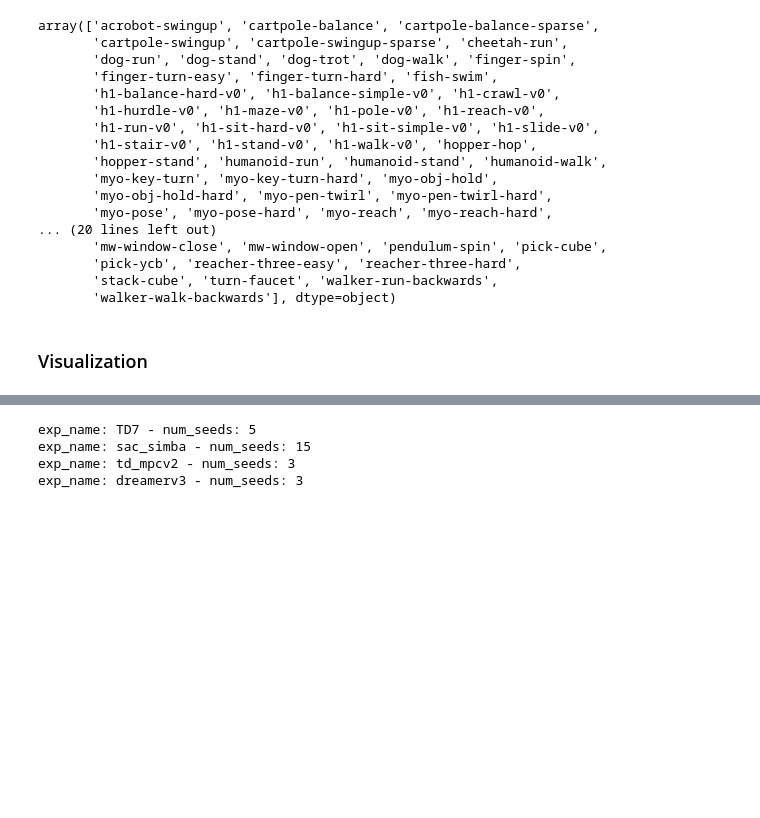
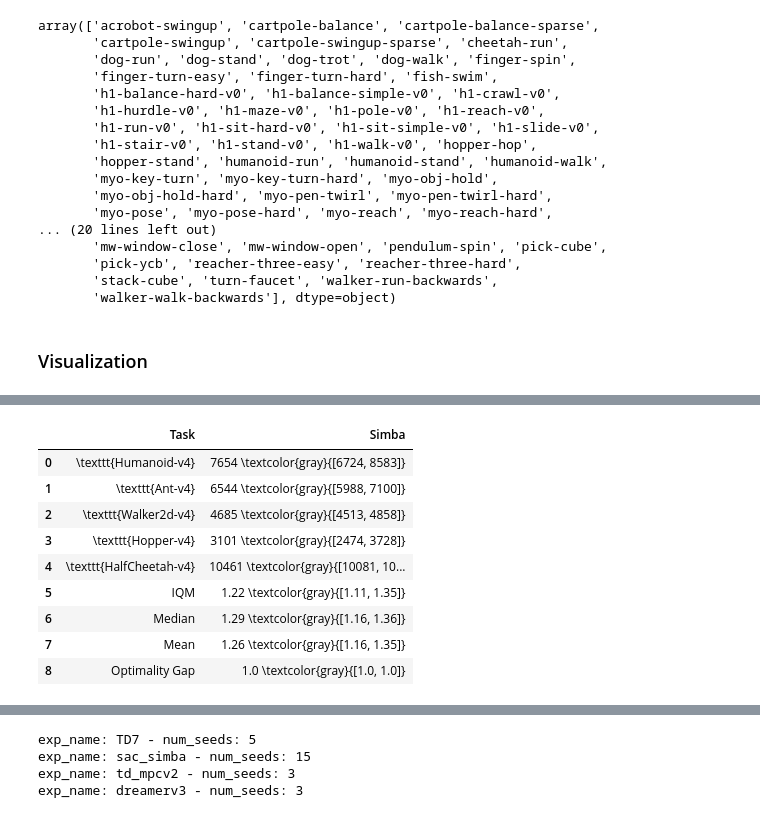
Before and after one commit to dojeon-ai/SimbaV2, a Jupyter notebook: analysis/table/full_result.ipynb, the cells around one changed output, grey strips where cells are left out. Saved outputs shown, nothing was run; the diff lists cells and outputs as text; code cells hidden in the pictures; blank space fills up the shorter version.

Commit message:
add sac_simba dmc & mujoco 1M

```diff
--- a/analysis/table/full_result.ipynb
+++ b/analysis/table/full_result.ipynb
@@ -75,6 +76,7 @@ aggregate_func = lambda x: np.array([
   rly_metrics.aggregate_mean(x),
   rly_metrics.aggregate_optimality_gap(x/1000)])
 # %%
+from scale_rl.envs.mujoco import MUJOCO_ALL, MUJOCO_RANDOM_SCORE, MUJOCO_TD3_SCORE
 from scale_rl.envs.dmc import DMC_EASY_MEDIUM, DMC_HARD
 from scale_rl.envs.humanoid_bench import HB_LOCOMOTION_NOHAND, HB_SUCCESS_SCORE
 from scale_rl.envs.myosuite import MYOSUITE_TASKS
@@ -84,7 +86,9 @@ def replace_hypen_to_underbar(env_name_list):
         env_name_list[idx] = env_name_list[idx].replace('_', '-')
     return env_name_list
 
+MUJOCO_ALL = replace_hypen_to_underbar(MUJOCO_ALL)
 DMC_EASY_MEDIUM = replace_hypen_to_underbar(DMC_EASY_MEDIUM)
 DMC_HARD = replace_hypen_to_underbar(DMC_HARD)
 HB_LOCOMOTION_NOHAND = replace_hypen_to_underbar(HB_LOCOMOTION_NOHAND)
 MYOSUITE_TASKS = replace_hypen_to_underbar(MYOSUITE_TASKS)
+DMC_ALL = [*DMC_EASY_MEDIUM, *DMC_HARD]
@@ -94,4 +95,5 @@ MYOSUITE_TASKS = replace_hypen_to_underbar(MYOSUITE_TASKS)
 # %%
+MUJ_STEPS = 1000000 # 1M
 DMC_STEPS = 1000000 # 1M
 MYO_STEPS = 1000000 # 1M
 HB_STEPS = 2000000 # 2M
@@ -184,0 +189,83 @@ def full_results_per_env(
+# %%
+sac_simba_1m_eval_df = pd.read_csv('../../results/1219_sac_simba.csv', index_col=0)
+
+sac_simba_mujuco_eval_df = sac_simba_1m_eval_df[sac_simba_1m_eval_df['env_name'].isin(MUJOCO_ALL)].sort_values("env_name")
+total_env_steps = MUJ_STEPS
+metric = "avg_return"
+# %%
+experiments = sac_simba_mujuco_eval_df["exp_name"].unique()
+environments = sac_simba_mujuco_eval_df["env_name"].unique()
+
+metric_matrix_dict = generate_metric_matrix_dict(
+    normalize_score_with_random_and_base_score(
+        df=sac_simba_mujuco_eval_df,
+        random_score_dict=MUJOCO_RANDOM_SCORE,
+        base_score_dict=MUJOCO_TD3_SCORE,
+    ),
+    env_step=total_env_steps,
+    metric_type=metric,
+)
+aggregate_scores, aggregate_score_cis = rly.get_interval_estimates(
+    metric_matrix_dict, aggregate_func, reps=10000
+)
+
+sac_simba_mujuco_eval_df = sac_simba_mujuco_eval_df[sac_simba_mujuco_eval_df["metric"] == metric]
+sac_simba_mujuco_eval_df = sac_simba_mujuco_eval_df[sac_simba_mujuco_eval_df["env_step"] <= total_env_steps]
+
+mujoco_full_results_df = pd.DataFrame(columns=["Task", "Simba"])
+
+for _exp_name in experiments:
+    _exp_data = sac_simba_mujuco_eval_df[sac_simba_mujuco_eval_df["exp_name"] == _exp_name]
+    _num_seeds = _exp_data["seed"].nunique()
+    print(f"exp_name: {_exp_name} - num_seeds: {_num_seeds}")
+
+for i, env in enumerate(environments):
+    mean_ci = []
+    env_data = sac_simba_mujuco_eval_df[sac_simba_mujuco_eval_df["env_name"] == env]
+    for j, exp in enumerate(experiments):
+        exp_data = env_data[env_data["exp_name"] == exp]
+        if len(exp_data) == 0:
+            continue
+        assert max(exp_data["env_step"]) == total_env_steps
+        exp_data = exp_data[exp_data["env_step"] == total_env_steps]
+        num_seeds = exp_data["seed"].nunique()
+
+        grouped_data = exp_data.groupby("env_step")["value"]
+
+        env_steps = grouped_data.mean().index.values
+        mean = float(grouped_data.mean().values)
+        std_dev = float(grouped_data.std().values)
+
+        # Plot mean history
+        low_CI = mean - 1.960 * std_dev / math.sqrt(num_seeds)
+        high_CI = mean + 1.960 * std_dev / math.sqrt(num_seeds)
+
+        if metric == "avg_success":
+            mean, low_CI, high_CI = round(mean * 100.0, 1), round(low_CI * 100.0, 1), round(high_CI * 100.0, 1)
+        else:
+            mean, low_CI, high_CI = int(mean), int(low_CI), int(high_CI)
+        mean_ci.append(f"{mean}" + " \\textcolor{gray}{[" + f"{low_CI}, {high_CI}]" + "}")
+    mujoco_full_results_df = pd.concat([mujoco_full_results_df, pd.DataFrame.from_dict(
+                            data=[{"Task": "\\texttt{" + str(env) + "}",
+                            "Simba": mean_ci[0],
+                            }], orient='columns')], ignore_index=True)
+
+
+for i, agg in enumerate(["IQM", "Median", "Mean", "Optimality Gap"]):
+    mean_ci = []
+    for j, exp in enumerate(experiments):
+        mean = aggregate_scores[exp][i]
+        low_CI = aggregate_score_cis[exp][0][i]
+        high_CI = aggregate_score_cis[exp][1][i]
+
+        mean, low_CI, high_CI = round(mean, 2), round(low_CI, 2), round(high_CI, 2)
+
+        mean_ci.append(f"{mean}" + " \\textcolor{gray}{[" + f"{low_CI}, {high_CI}]" + "}")
+
+    mujoco_full_results_df = pd.concat([mujoco_full_results_df, pd.DataFrame.from_dict(
+                        data=[{"Task": agg,
+                        "Simba": mean_ci[0],
+                        }], orient='columns')], ignore_index=True)
+
+mujoco_full_results_df
+# %% [output]
@@ -184,0 +273,10 @@ def full_results_per_env(
+|  | Task | Simba |
+| 0 | \texttt{Humanoid-v4} | 7654 \textcolor{gray}{[6724, 8583]} |
+| 1 | \texttt{Ant-v4} | 6544 \textcolor{gray}{[5988, 7100]} |
+| 2 | \texttt{Walker2d-v4} | 4685 \textcolor{gray}{[4513, 4858]} |
+| 3 | \texttt{Hopper-v4} | 3101 \textcolor{gray}{[2474, 3728]} |
+| 4 | \texttt{HalfCheetah-v4} | 10461 \textcolor{gray}{[10081, 10... |
+| 5 | IQM | 1.22 \textcolor{gray}{[1.11, 1.35]} |
+| 6 | Median | 1.29 \textcolor{gray}{[1.16, 1.36]} |
+| 7 | Mean | 1.26 \textcolor{gray}{[1.16, 1.35]} |
+| 8 | Optimality Gap | 1.0 \textcolor{gray}{[1.0, 1.0]} |
```
Also changed, not shown: parts of 14 cells of this notebook, 4 other files.
